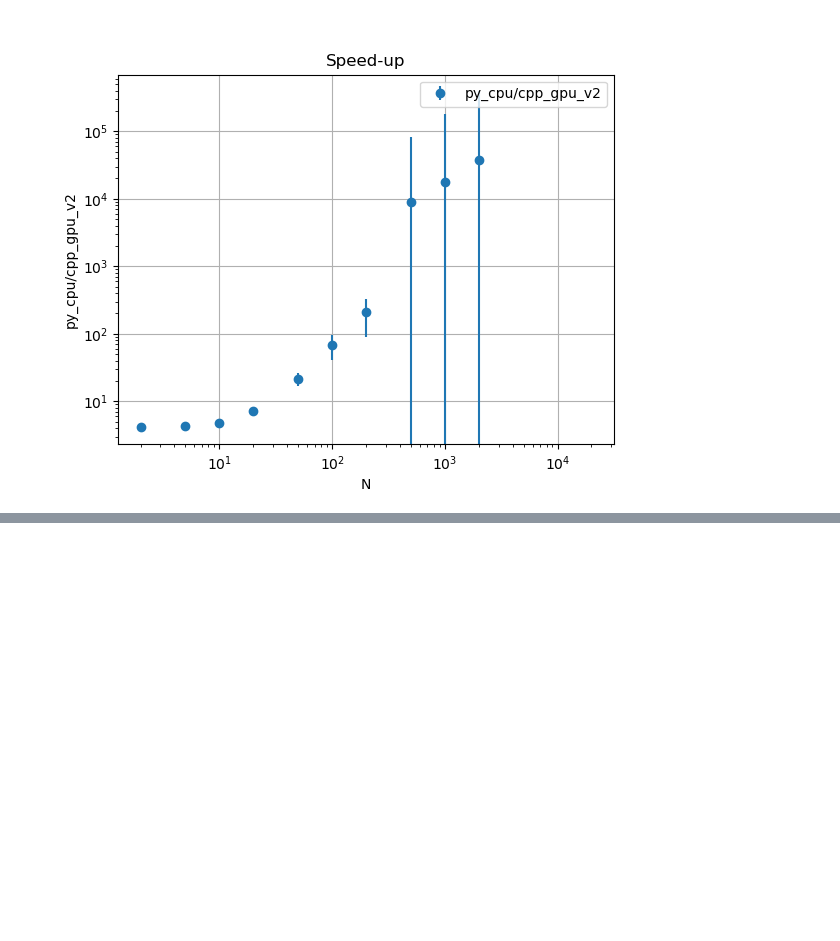
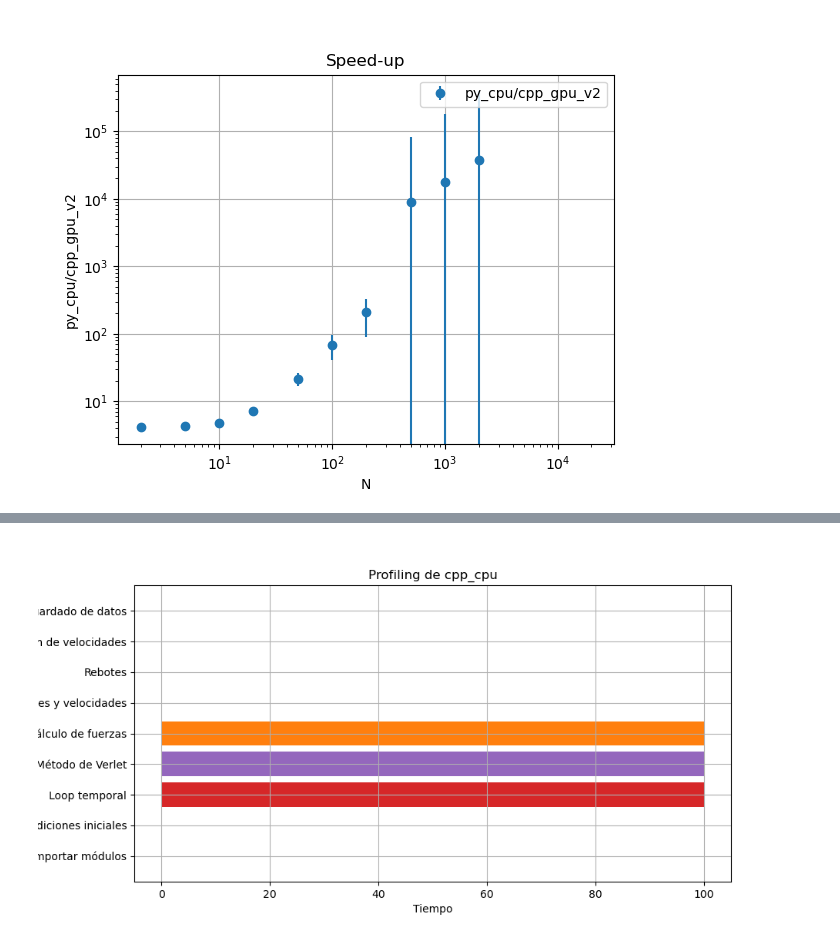
Before and after one commit to Lupama2/Maestria-Bunkin-equlibrio-en-avalancha, a Jupyter notebook: graficos_rendimiento.ipynb, the cells around one changed output, grey strips where cells are left out. Cells and saved outputs as stored; diff of their text form; code cells hidden in the pictures; blank space fills up the shorter version.

```diff
--- a/graficos_rendimiento.ipynb
+++ b/graficos_rendimiento.ipynb
@@ -180,0 +183,16 @@ profiling(procesos, titulo)
+# %%
+titulo = "Profiling de cpp_cpu"
+procesos = [
+    ("Importar módulos", 0, 0),
+    ("Condiciones iniciales", 0, 0),
+    ("Loop temporal", 0, 100),
+    ("Método de Verlet", 0, 100),
+    ("Cálculo de fuerzas", 0, 100),
+    ("Integración de posiciones y velocidades", 0, 0),
+    ("Rebotes", 0, 0),
+    ("Corrección de velocidades", 0, 0),
+    ("Guardado de datos", 0, 0),
+]
+profiling(procesos, titulo)
+# %% [output]
+[figure, added]
```
Also changed, not shown: parts of 5 cells of this notebook, 2 other files.
